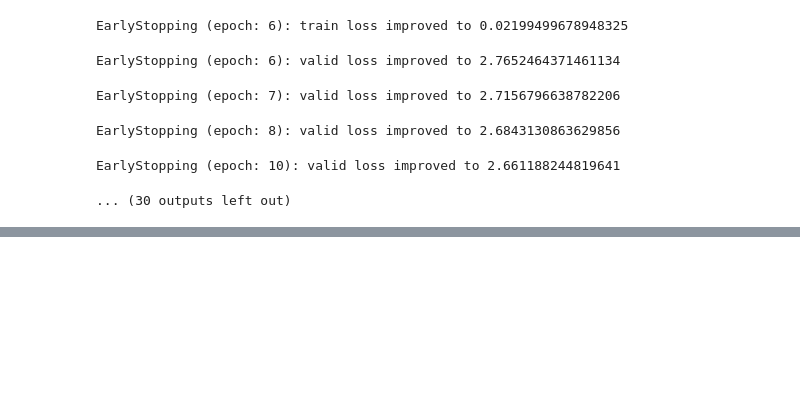
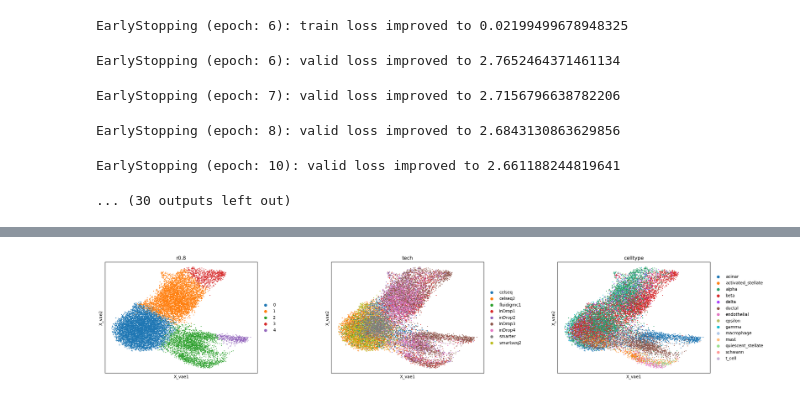
Before and after one commit to annkamsk/mvae, a Jupyter notebook: Benchmark pancreas.ipynb, the cells around one changed output, grey strips where cells are left out. Drawn from its saved outputs; the diff is of its cells as text; code cells hidden in the pictures; blank space fills up the shorter version.

```diff
--- a/Benchmark pancreas.ipynb
+++ b/Benchmark pancreas.ipynb
@@ -124,0 +140,9 @@ plot_embedding(model, adata, keys=["tech", "celltype"], batch_keys=["tech"], tra
+# %%
+from src.types import TrainParams
+train_params = TrainParams(train_size=0.8, n_epochs=100, learning_rate=1e-4, batch_size=128, params_file="pancreas_512")
+# %%
+from src.vae.model import VAE, ModelParams
+
+model_params = ModelParams(beta=0.01, n_layers=2, z_dim=100, n_hidden=300, use_cuda=True)
+torch.set_num_threads(16)
+model = VAE(adata, model_params)
@@ -124,0 +157,6 @@ plot_embedding(model, adata, keys=["tech", "celltype"], batch_keys=["tech"], tra
+# %%
+from src.vae.diagnostics import plot_embedding
+
+plot_embedding(model, adata, keys=["tech", "celltype"], batch_keys=["tech"], train_params=train_params)
+# %% [output]
+[figure, added]
```
Also changed, not shown: parts of 15 cells of this notebook, 3 other files.
